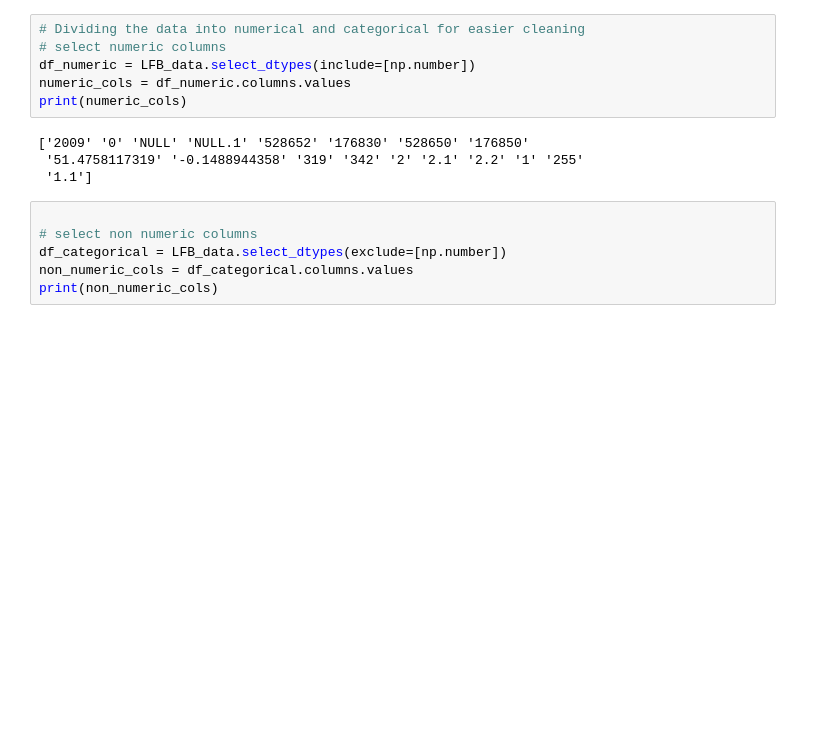
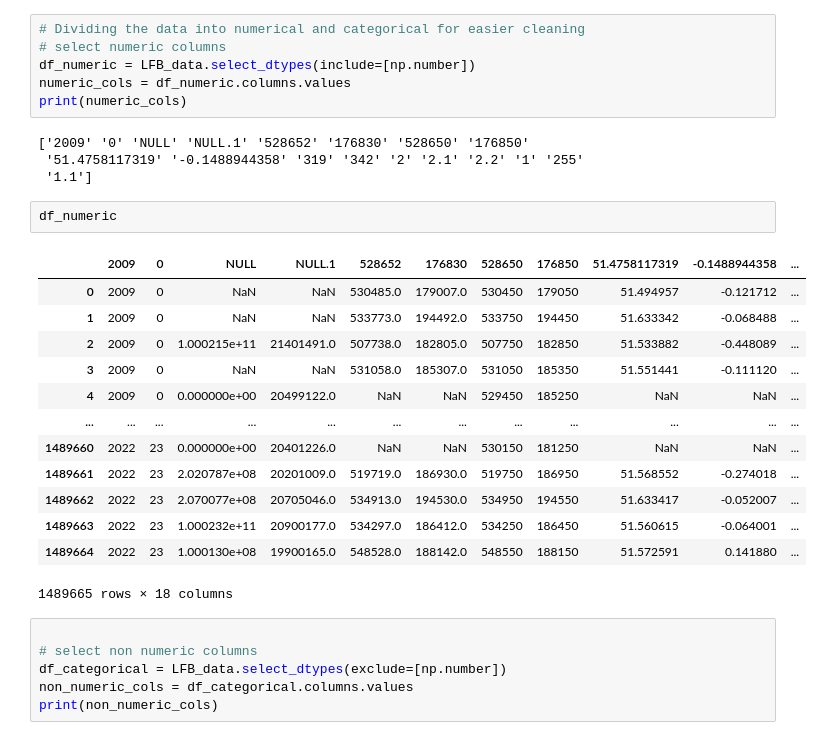
Before and after one commit to Ndaruga/Multiple-Machine-Learning-Projects, a Jupyter notebook: London-Fire-Brigade/LFB Analysis.ipynb, the cells around one changed output. Drawn from its saved outputs; the diff is of its cells as text; blank space fills up the shorter version.

Commit message:
numeric

```diff
--- a/London-Fire-Brigade/LFB Analysis.ipynb
+++ b/London-Fire-Brigade/LFB Analysis.ipynb
@@ -75,6 +75,22 @@ print(numeric_cols)
 ['2009' '0' 'NULL' 'NULL.1' '528652' '176830' '528650' '176850'
  '51.4758117319' '-0.1488944358' '319' '342' '2' '2.1' '2.2' '1' '255'
  '1.1']
+# %%
+df_numeric
+# %% [output]
+|  | 2009 | 0 | NULL | NULL.1 | 528652 | 176830 | 528650 | 176850 | 51.4758117319 | -0.1488944358 | ... |
+| 0 | 2009 | 0 | NaN | NaN | 530485.0 | 179007.0 | 530450 | 179050 | 51.494957 | -0.121712 | ... |
+| 1 | 2009 | 0 | NaN | NaN | 533773.0 | 194492.0 | 533750 | 194450 | 51.633342 | -0.068488 | ... |
+| 2 | 2009 | 0 | 1.000215e+11 | 21401491.0 | 507738.0 | 182805.0 | 507750 | 182850 | 51.533882 | -0.448089 | ... |
+| 3 | 2009 | 0 | NaN | NaN | 531058.0 | 185307.0 | 531050 | 185350 | 51.551441 | -0.111120 | ... |
+| 4 | 2009 | 0 | 0.000000e+00 | 20499122.0 | NaN | NaN | 529450 | 185250 | NaN | NaN | ... |
+| ... | ... | ... | ... | ... | ... | ... | ... | ... | ... | ... | ... |
+| 1489660 | 2022 | 23 | 0.000000e+00 | 20401226.0 | NaN | NaN | 530150 | 181250 | NaN | NaN | ... |
+| 1489661 | 2022 | 23 | 2.020787e+08 | 20201009.0 | 519719.0 | 186930.0 | 519750 | 186950 | 51.568552 | -0.274018 | ... |
+| 1489662 | 2022 | 23 | 2.070077e+08 | 20705046.0 | 534913.0 | 194530.0 | 534950 | 194550 | 51.633417 | -0.052007 | ... |
+| 1489663 | 2022 | 23 | 1.000232e+11 | 20900177.0 | 534297.0 | 186412.0 | 534250 | 186450 | 51.560615 | -0.064001 | ... |
+| 1489664 | 2022 | 23 | 1.000130e+08 | 19900165.0 | 548528.0 | 188142.0 | 548550 | 188150 | 51.572591 | 0.141880 | ... |
+1489665 rows × 18 columns
 # %%
 
 # select non numeric columns
```
